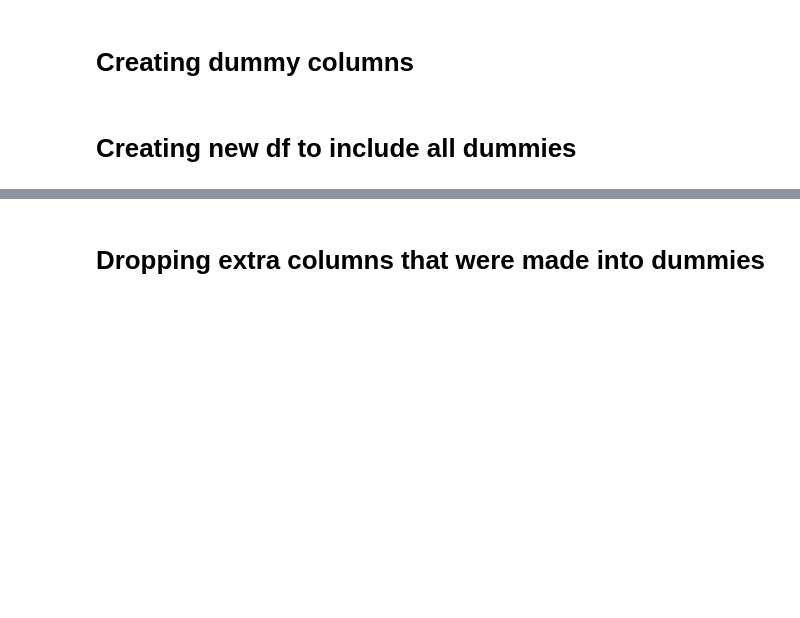
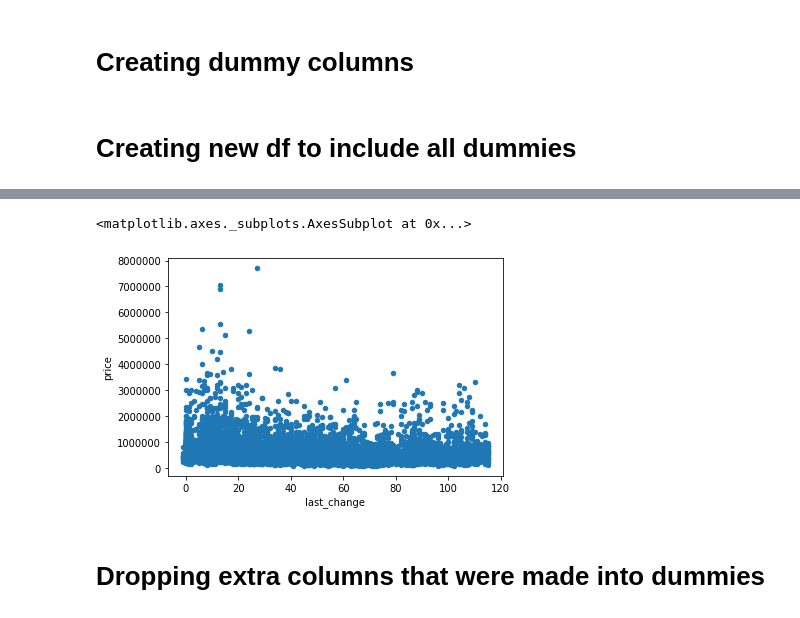
Before and after one commit to Ahila700/nyc-ds-033020-lectures, a Jupyter notebook: Mod_2/KC_house_data/house_data_practice.ipynb, the cells around one changed output, grey strips where cells are left out. Saved outputs shown, nothing was run; the diff lists cells and outputs as text; code cells hidden in the pictures; blank space fills up the shorter version.

```diff
--- a/Mod_2/KC_house_data/house_data_practice.ipynb
+++ b/Mod_2/KC_house_data/house_data_practice.ipynb
@@ -203,5 +197,5 @@ grade_dummy.drop(columns = ['grade_3', 'grade_4', 'grade_5','grade_8'], axis=1,
 # %%
-zip_dummy = zip_dummy[['zip_98004', 'zip_98039', 'zip_98040', 'zip_98112']]
+zip_dummy = zip_dummy[['zip_98004']]
 # %% [markdown]
 # Creating new df to include all dummies
 # %%
@@ -211,3 +215,8 @@ full_practice.head()
+# %%
+full_practice.plot.scatter('last_change', 'price')
+# %% [output]
+<matplotlib.axes._subplots.AxesSubplot at 0x...>
+[figure, added]
 # %% [markdown]
 # Dropping extra columns that were made into dummies
 # %%
```
Also changed, not shown: parts of 22 cells of this notebook, 5 other files.
